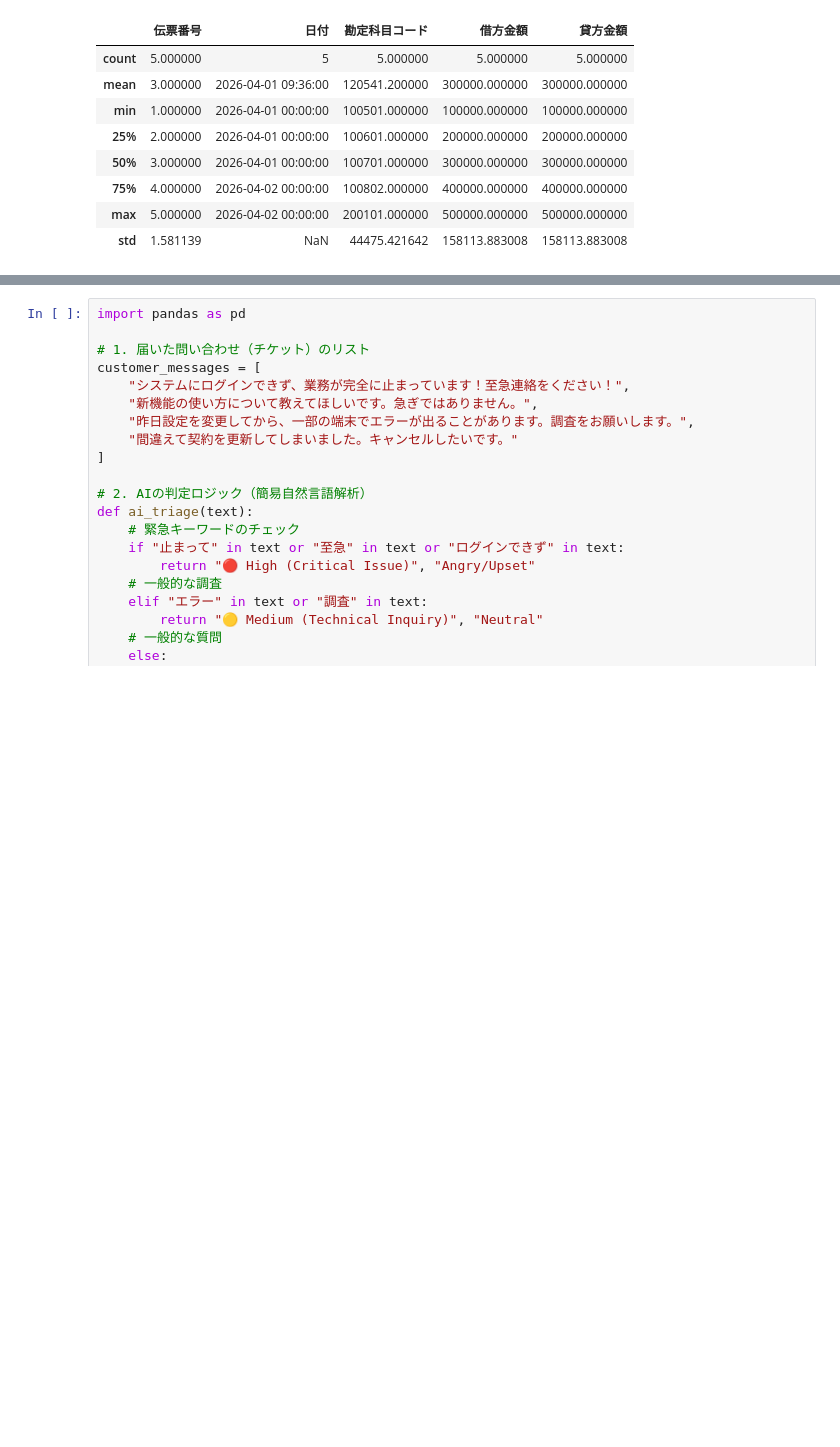
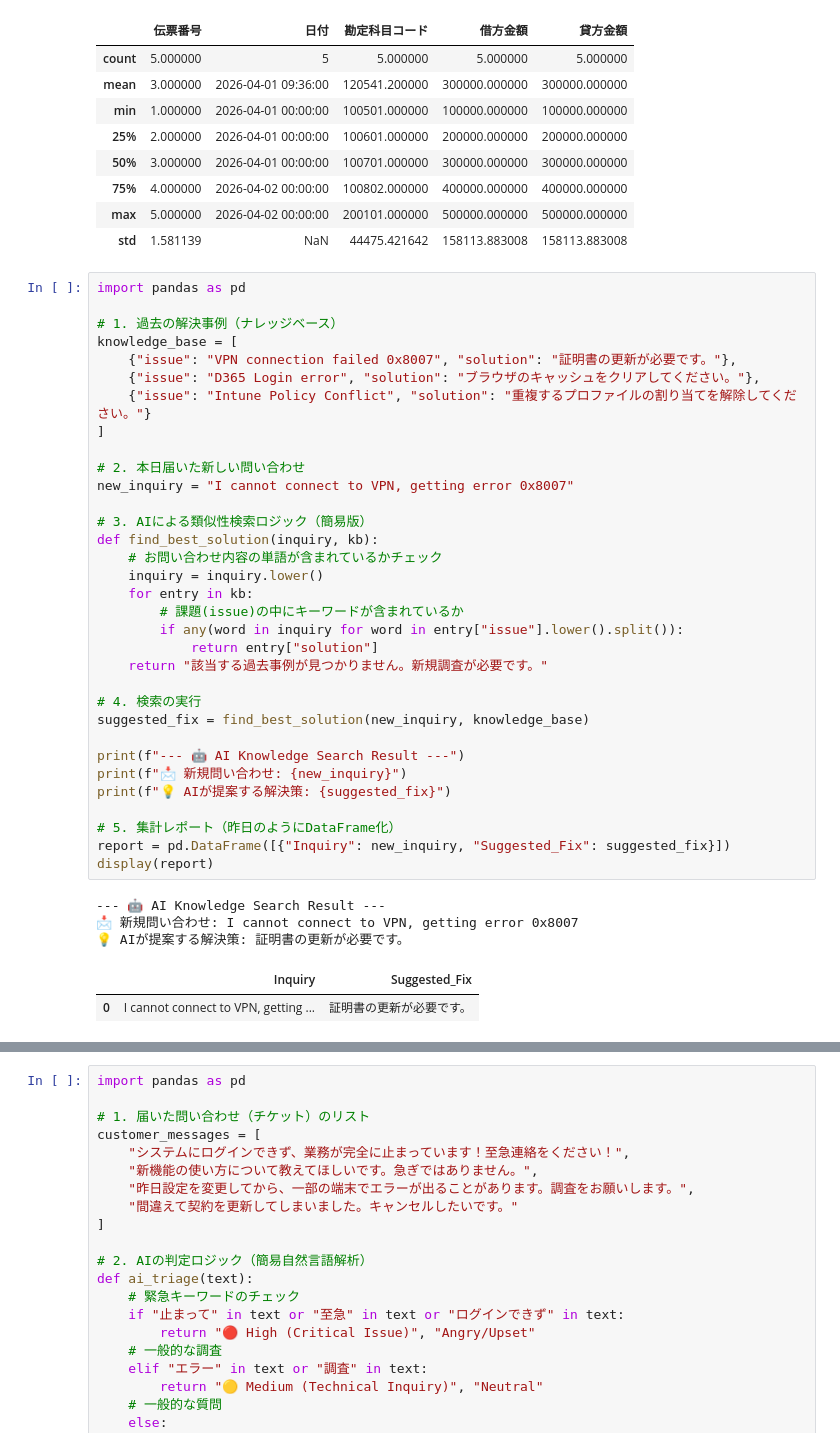
Before and after one commit to KojiKaiwa/D365-Finance-Automation, a Jupyter notebook: D365_Data_Processing.ipynb, the cells around one changed output, grey strips where cells are left out. Cells and saved outputs as stored; diff of their text form; blank space fills up the shorter version.

```diff
--- a/D365_Data_Processing.ipynb
+++ b/D365_Data_Processing.ipynb
@@ -29,3 +31,42 @@ display(df.describe())
 | 75% | 4.000000 | 2026-04-02 00:00:00 | 100802.000000 | 400000.000000 | 400000.000000 |
 | max | 5.000000 | 2026-04-02 00:00:00 | 200101.000000 | 500000.000000 | 500000.000000 |
 | std | 1.581139 | NaN | 44475.421642 | 158113.883008 | 158113.883008 |
+# %%
+import pandas as pd
+
+# 1. 過去の解決事例（ナレッジベース）
+knowledge_base = [
+    {"issue": "VPN connection failed 0x8007", "solution": "証明書の更新が必要です。"},
+    {"issue": "D365 Login error", "solution": "ブラウザのキャッシュをクリアしてください。"},
+    {"issue": "Intune Policy Conflict", "solution": "重複するプロファイルの割り当てを解除してください。"}
+]
+
+# 2. 本日届いた新しい問い合わせ
+new_inquiry = "I cannot connect to VPN, getting error 0x8007"
+
+# 3. AIによる類似性検索ロジック（簡易版）
+def find_best_solution(inquiry, kb):
+    # お問い合わせ内容の単語が含まれているかチェック
+    inquiry = inquiry.lower()
+    for entry in kb:
+        # 課題(issue)の中にキーワードが含まれているか
+        if any(word in inquiry for word in entry["issue"].lower().split()):
+            return entry["solution"]
+    return "該当する過去事例が見つかりません。新規調査が必要です。"
+
+# 4. 検索の実行
+suggested_fix = find_best_solution(new_inquiry, knowledge_base)
+
+print(f"--- 🤖 AI Knowledge Search Result ---")
+print(f"📩 新規問い合わせ: {new_inquiry}")
+print(f"💡 AIが提案する解決策: {suggested_fix}")
+
+# 5. 集計レポート（昨日のようにDataFrame化）
+report = pd.DataFrame([{"Inquiry": new_inquiry, "Suggested_Fix": suggested_fix}])
+display(report)
+# %% [output]
+--- 🤖 AI Knowledge Search Result ---
+📩 新規問い合わせ: I cannot connect to VPN, getting error 0x8007
+💡 AIが提案する解決策: 証明書の更新が必要です。
+|  | Inquiry | Suggested_Fix |
+| 0 | I cannot connect to VPN, getting ... | 証明書の更新が必要です。 |
```
Also changed, not shown: parts of 2 cells of this notebook.
